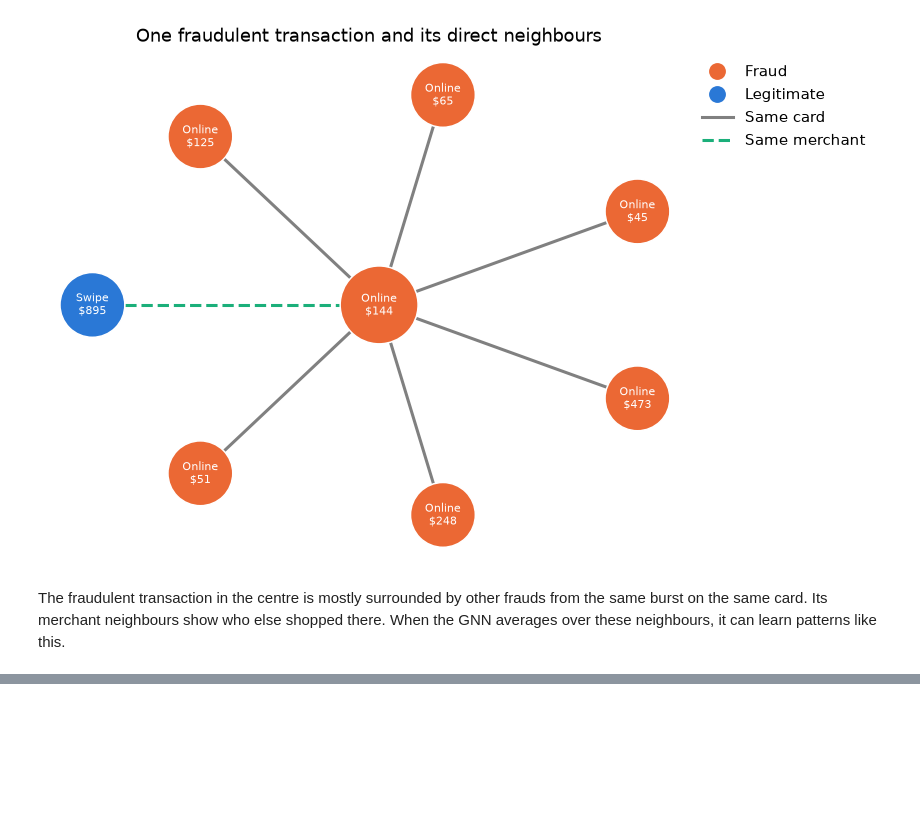
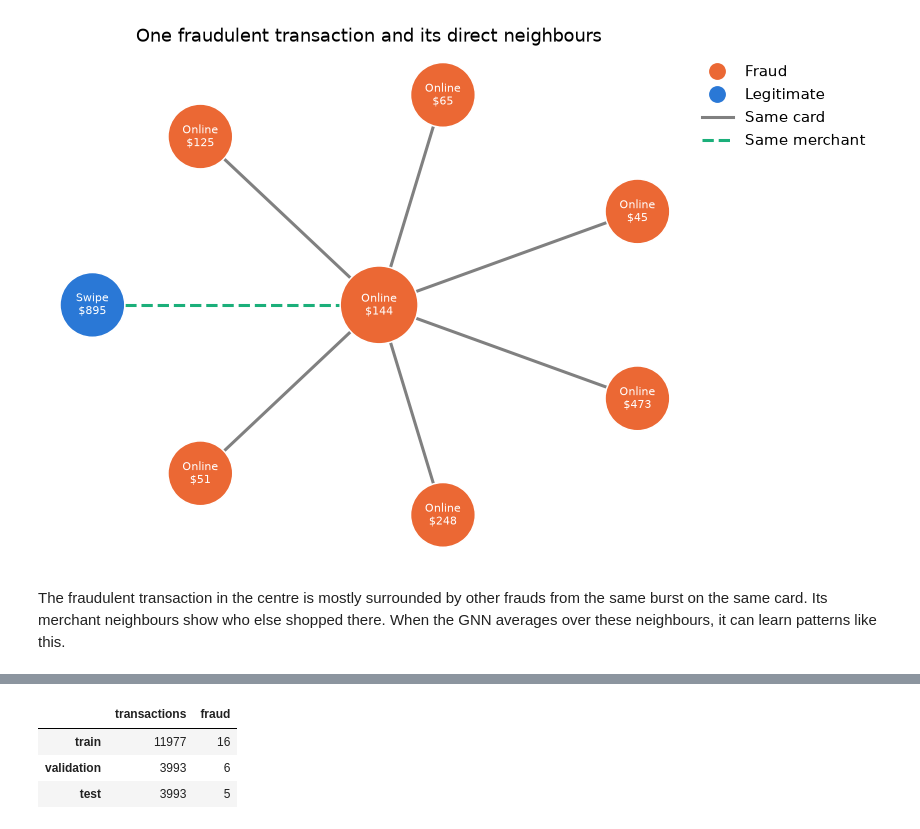
Before and after one commit to harryconnor/GNN-Fraud-Detection, a Jupyter notebook: Fraud_Detection_GNN.ipynb, the cells around one changed output, grey strips where cells are left out. Cells and saved outputs as stored; diff of their text form; code cells hidden in the pictures; blank space fills up the shorter version.

Commit message:
Add stratified train / validation / test split

```diff
--- a/Fraud_Detection_GNN.ipynb
+++ b/Fraud_Detection_GNN.ipynb
@@ -343,0 +347,13 @@ The fraudulent transaction in the centre is mostly surrounded by other frauds fr
+# %%
+idx = np.arange(len(df))
+train_idx, rest_idx = train_test_split(idx, test_size=0.4, stratify=y, random_state=42)
+val_idx, test_idx = train_test_split(rest_idx, test_size=0.5, stratify=y[rest_idx], random_state=42)
+
+pd.DataFrame({'transactions': [len(train_idx), len(val_idx), len(test_idx)],
+              'fraud': [y[train_idx].sum(), y[val_idx].sum(), y[test_idx].sum()]},
+             index=['train', 'validation', 'test'])
+# %% [output]
+|  | transactions | fraud |
+| train | 11977 | 16 |
+| validation | 3993 | 6 |
+| test | 3993 | 5 |
```
Also changed, not shown: parts of 1 cell of this notebook.
